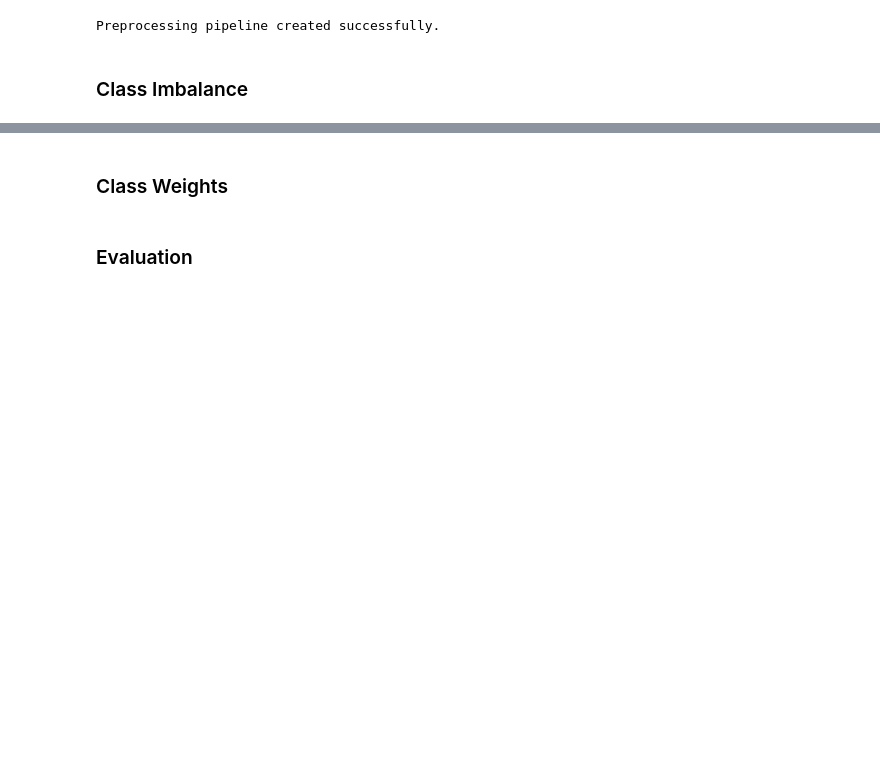
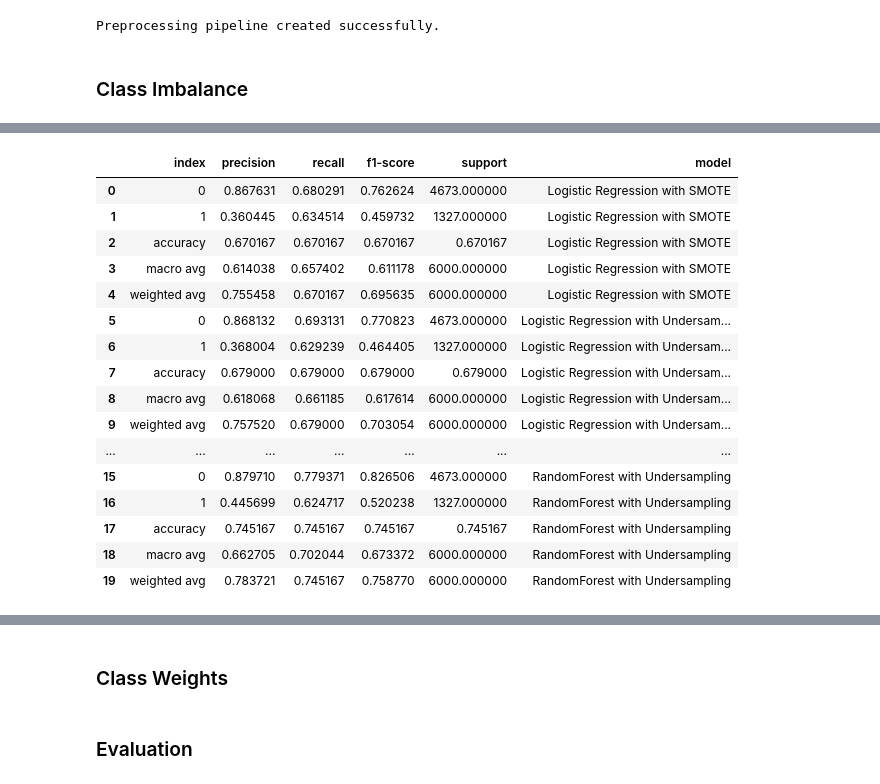
Before and after one commit to micah-shull/Machine_Learning_Pipelines, a Jupyter notebook: pipelines_09_class_imbalance.ipynb, the cells around one changed output, grey strips where cells are left out. Saved outputs shown, nothing was run; the diff lists cells and outputs as text; code cells hidden in the pictures; blank space fills up the shorter version.

```diff
--- a/pipelines_09_class_imbalance.ipynb
+++ b/pipelines_09_class_imbalance.ipynb
@@ -94,0 +399,19 @@ evaluate_model(pipeline_with_undersample, X_test, y_test)
+# %%
+from sklearn.ensemble import RandomForestClassifier
+
+# Define the RandomForest model
+rf_model = RandomForestClassifier(random_state=42)
+
+# Add the model to the pipeline
+pipeline_with_rf_smote = ImbPipeline(steps=[
+    ('preprocessor', pipeline.named_steps['preprocessor']),
+    ('smote', smote),
+    ('model', rf_model)
+])
+
+# Fit the pipeline with RandomForest and SMOTE
+pipeline_with_rf_smote.fit(X_train, y_train)
+
+# Transform the test data and evaluate the model
+y_pred_rf_smote = pipeline_with_rf_smote.predict(X_test)
+report_rf_smote = get_classification_report(y_test, y_pred_rf_smote, "RandomForest with SMOTE")
@@ -94,0 +431,14 @@ evaluate_model(pipeline_with_undersample, X_test, y_test)
+# %%
+# Resampling using RandomUnderSampler
+pipeline_with_rf_undersample = ImbPipeline(steps=[
+    ('preprocessor', pipeline.named_steps['preprocessor']),
+    ('undersample', undersample),
+    ('model', rf_model)
+])
+
+# Fit the pipeline with RandomForest and undersampling
+pipeline_with_rf_undersample.fit(X_train, y_train)
+
+# Transform the test data and evaluate the model
+y_pred_rf_undersample = pipeline_with_rf_undersample.predict(X_test)
+report_rf_undersample = get_classification_report(y_test, y_pred_rf_undersample, "RandomForest with Undersampling")
@@ -94,0 +456,27 @@ evaluate_model(pipeline_with_undersample, X_test, y_test)
+# %%
+# Combine all reports
+comparison_df = pd.concat([report_smote, report_undersample, report_rf_smote, report_rf_undersample])
+
+# Reset index for better readability
+comparison_df = comparison_df.reset_index()
+
+# Display the comparison DataFrame
+comparison_df
+# %% [output]
+|  | index | precision | recall | f1-score | support | model |
+| 0 | 0 | 0.867631 | 0.680291 | 0.762624 | 4673.000000 | Logistic Regression with SMOTE |
+| 1 | 1 | 0.360445 | 0.634514 | 0.459732 | 1327.000000 | Logistic Regression with SMOTE |
+| 2 | accuracy | 0.670167 | 0.670167 | 0.670167 | 0.670167 | Logistic Regression with SMOTE |
+| 3 | macro avg | 0.614038 | 0.657402 | 0.611178 | 6000.000000 | Logistic Regression with SMOTE |
+| 4 | weighted avg | 0.755458 | 0.670167 | 0.695635 | 6000.000000 | Logistic Regression with SMOTE |
+| 5 | 0 | 0.868132 | 0.693131 | 0.770823 | 4673.000000 | Logistic Regression with Undersam... |
+| 6 | 1 | 0.368004 | 0.629239 | 0.464405 | 1327.000000 | Logistic Regression with Undersam... |
+| 7 | accuracy | 0.679000 | 0.679000 | 0.679000 | 0.679000 | Logistic Regression with Undersam... |
+| 8 | macro avg | 0.618068 | 0.661185 | 0.617614 | 6000.000000 | Logistic Regression with Undersam... |
+| 9 | weighted avg | 0.757520 | 0.679000 | 0.703054 | 6000.000000 | Logistic Regression with Undersam... |
+| ... | ... | ... | ... | ... | ... | ... |
+| 15 | 0 | 0.879710 | 0.779371 | 0.826506 | 4673.000000 | RandomForest with Undersampling |
+| 16 | 1 | 0.445699 | 0.624717 | 0.520238 | 1327.000000 | RandomForest with Undersampling |
+| 17 | accuracy | 0.745167 | 0.745167 | 0.745167 | 0.745167 | RandomForest with Undersampling |
+| 18 | macro avg | 0.662705 | 0.702044 | 0.673372 | 6000.000000 | RandomForest with Undersampling |
+| 19 | weighted avg | 0.783721 | 0.745167 | 0.758770 | 6000.000000 | RandomForest with Undersampling |
```
Also changed, not shown: parts of 20 cells of this notebook.
